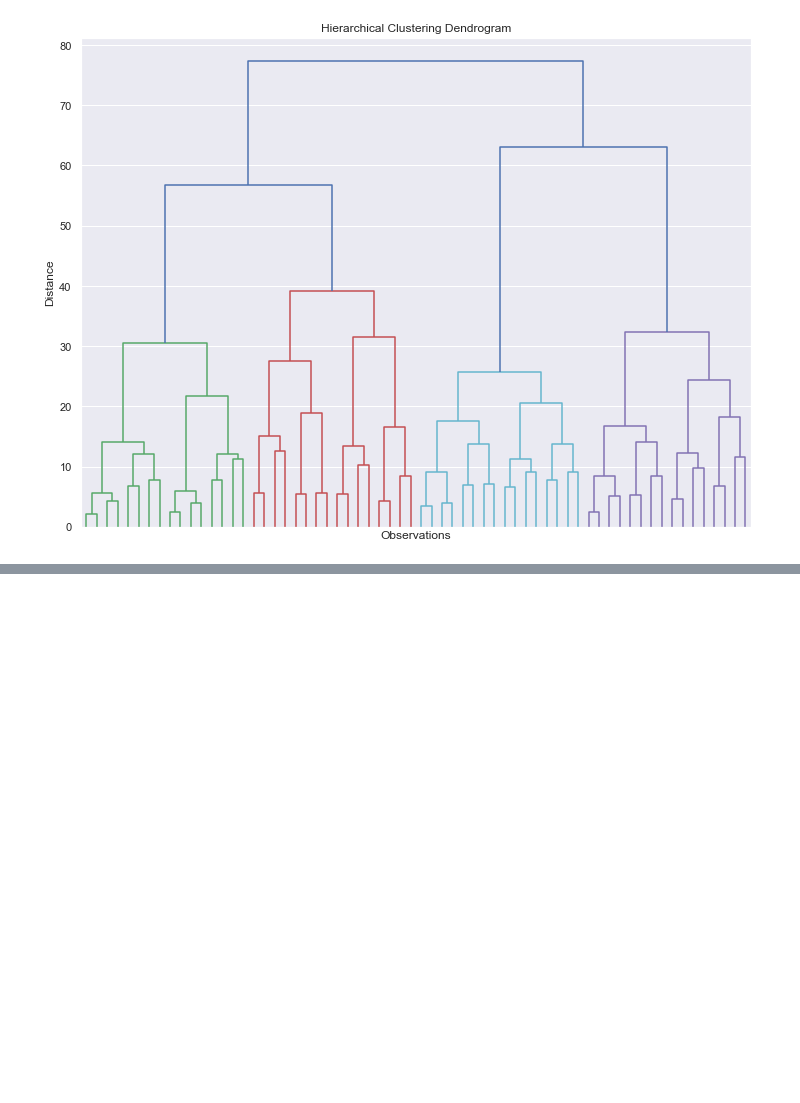
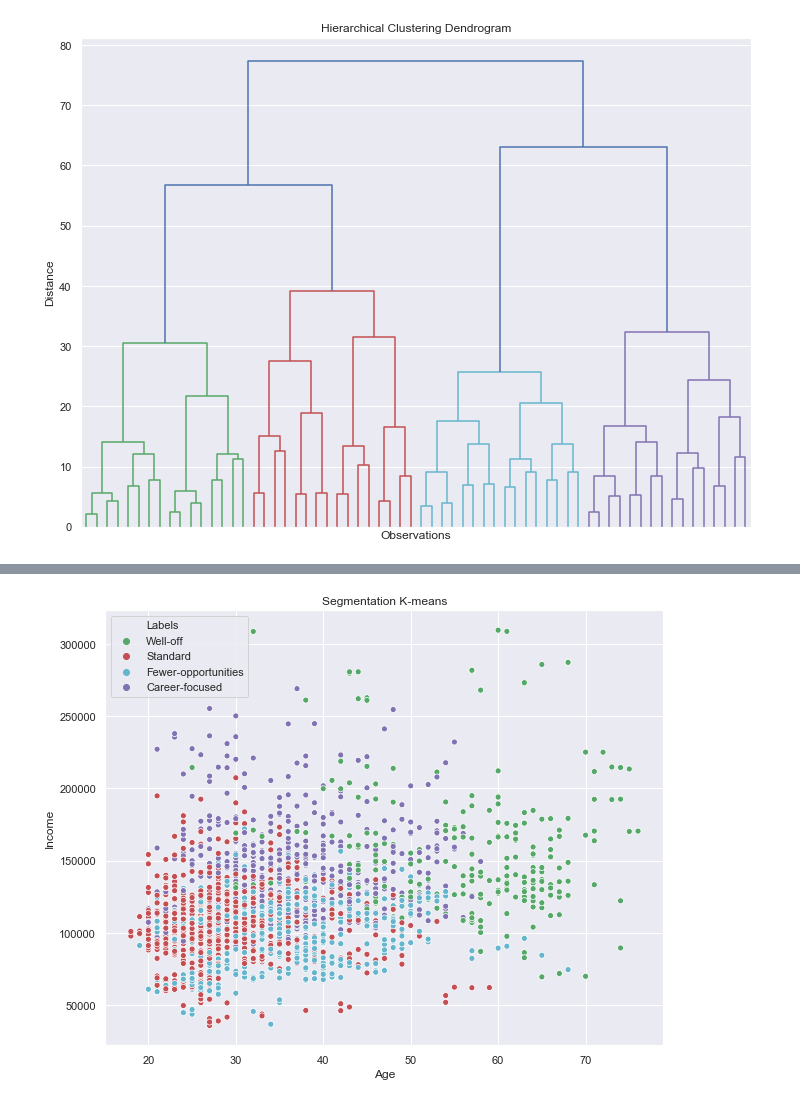
Before and after one commit to SaadAhmedSalim/Customer-Analytics-in-Python, a Jupyter notebook: firstProgram_Customer Analytics Segmentation.ipynb, the cells around one changed output, grey strips where cells are left out. Cells and saved outputs as stored; diff of their text form; code cells hidden in the pictures; blank space fills up the shorter version.

```diff
--- a/firstProgram_Customer Analytics Segmentation.ipynb
+++ b/firstProgram_Customer Analytics Segmentation.ipynb
@@ -106,0 +126,2 @@ plt.show()
+# %%
+kmeans = KMeans(n_clusters = 4, init = 'k-means++', random_state = 42)
@@ -106,0 +136,3 @@ plt.show()
+# %%
+df_segn_kmeans = df_segmentation.copy()
+df_segn_kmeans['Segment K-means'] = kmeans.labels_
@@ -106,0 +173,15 @@ plt.show()
+# %%
+df_segn_kmeans['Labels'] = df_segn_kmeans['Segment K-means'].map({0:'Well-off',
+                        1:'Fewer-opportunities',
+                        2:'Standard',
+                        3:'Career-focused'})
+# %%
+x_axis = df_segn_kmeans['Age']
+y_axis = df_segn_kmeans['Income']
+plt.figure(figsize = (10,8))
+sns.scatterplot(x_axis, y_axis, hue = df_segn_kmeans['Labels'],
+                palette = ['g','r','c','m'])
+plt.title('Segmentation K-means')
+plt.show()
+# %% [output]
+[figure, added]
```
Also changed, not shown: parts of 23 cells of this notebook.
